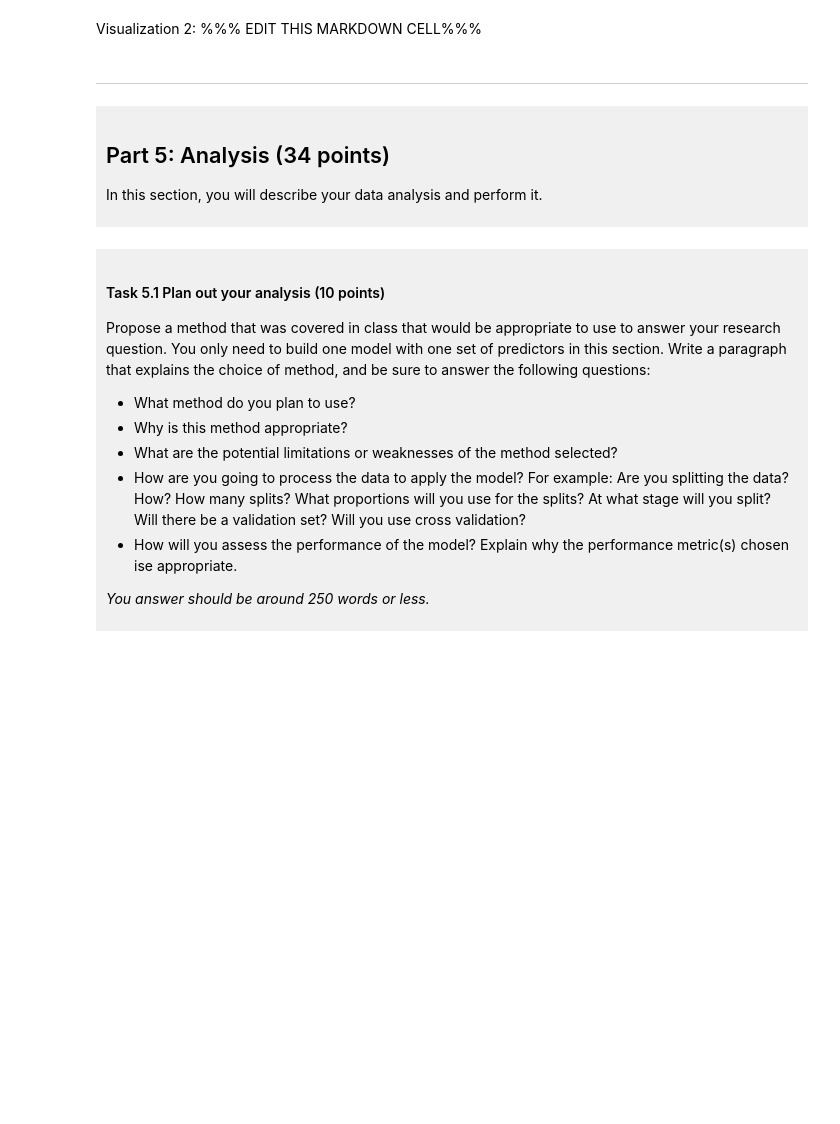
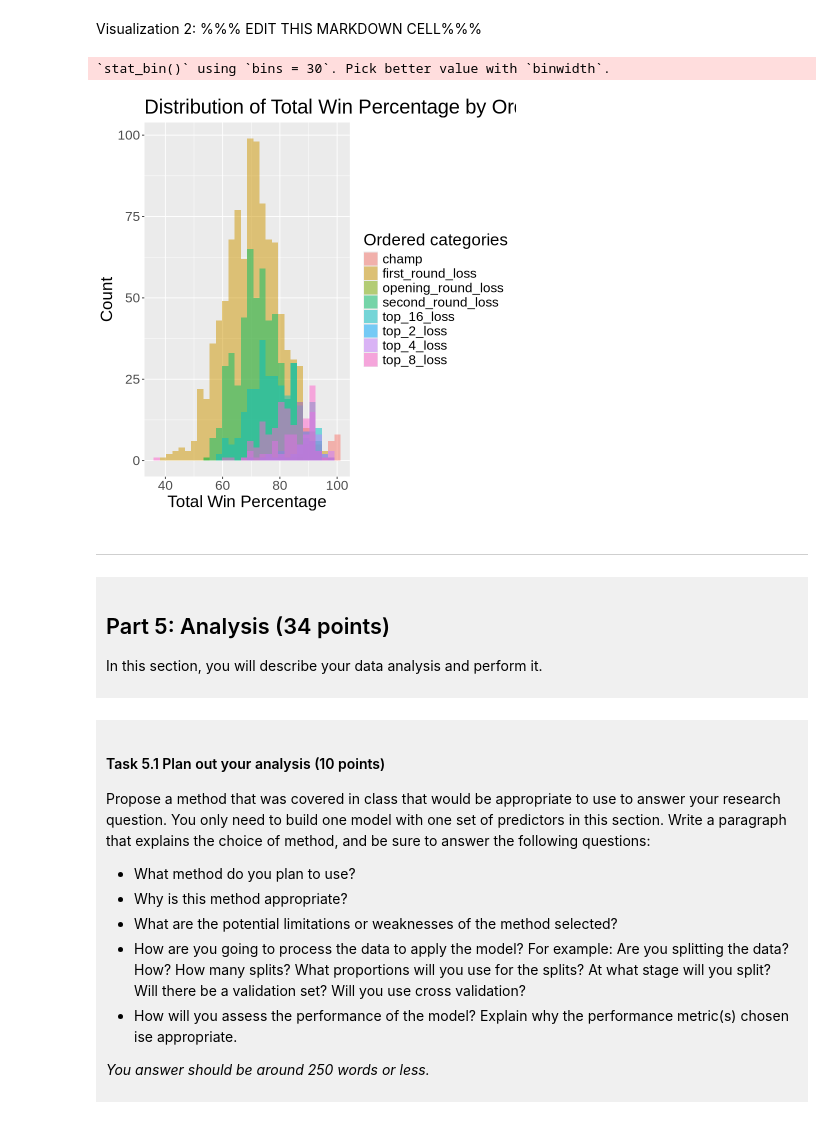
Before and after one commit to StevenCao1009/DSCI100-project, a Jupyter notebook: dsci-100-project-notebook.ipynb, the cells around one changed output. Drawn from its saved outputs; the diff is of its cells as text; code cells hidden in the pictures; blank space fills up the shorter version.

```diff
--- a/dsci-100-project-notebook.ipynb
+++ b/dsci-100-project-notebook.ipynb
@@ -330,7 +413,15 @@ Visualization 1: %%% EDIT THIS MARKDOWN CELL%%%
 # %% [markdown]
 Visualization 2: %%% EDIT THIS MARKDOWN CELL%%%
 # %%
-### EDIT THIS CODE CELL FOR VISUALIZATION 2###
+visual2 <- ggplot(madness_tidy1,aes(x=total_wins_pct,fill=tourney_finish))+
+geom_histogram(position="identity",alpha=0.5)+
+labs(x="Total Win Percentage",y="Count",fill="Ordered categories",
+     title="Distribution of Total Win Percentage by Ordered Categories")+
+theme(text=element_text(size=20))
+visual2
+# %% [output]
+`stat_bin()` using `bins = 30`. Pick better value with `binwidth`.
+[figure, added]
 # %% [markdown]
 ------
 # %% [markdown]
```
Also changed, not shown: parts of 10 cells of this notebook.
